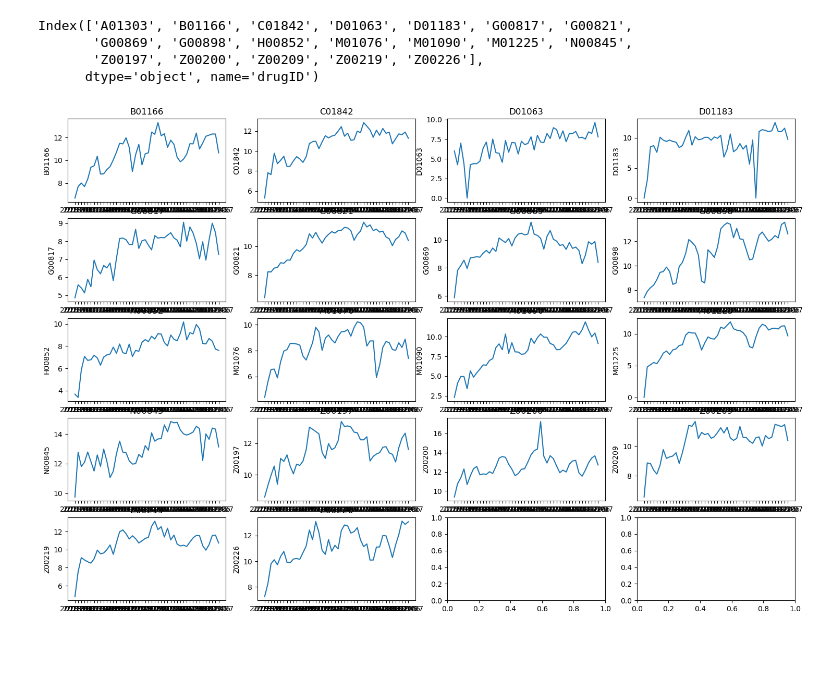
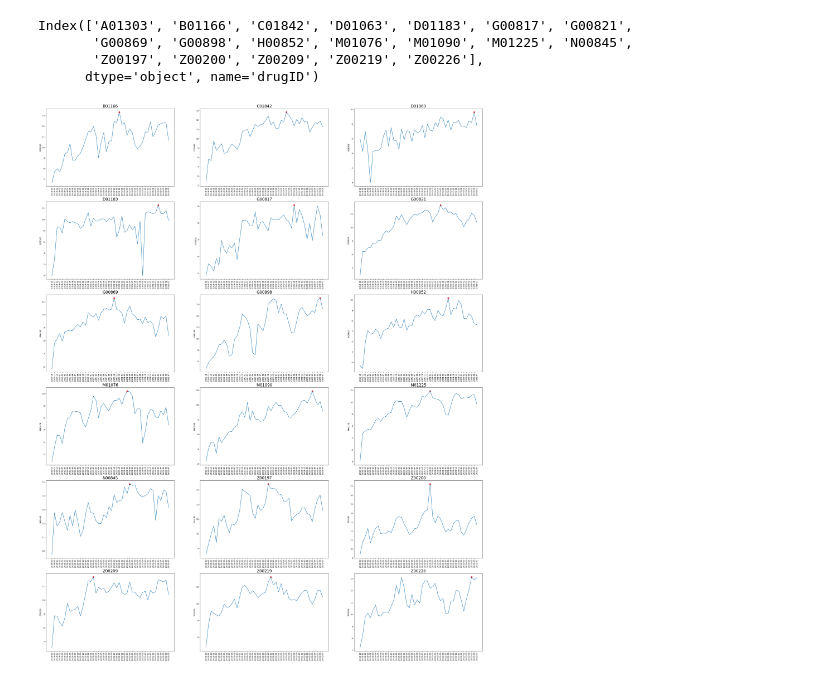
Before and after one commit to luong2391/drug-predicting-demand, a Jupyter notebook: Luong_preprocessing.ipynb, the cells around one changed output. Saved outputs shown, nothing was run; the diff lists cells and outputs as text; code cells hidden in the pictures; blank space fills up the shorter version.

```diff
--- a/Luong_preprocessing.ipynb
+++ b/Luong_preprocessing.ipynb
@@ -170,10 +170,10 @@ type(drug_50)
 # %% [output]
 pandas.core.series.Series
 # %%
-top_8drug = drug_50.nlargest(50).index.tolist()
+top_50drug = drug_50.nlargest(50).index.tolist()
 
 # Create a boolean mask for 50 drugID
-mask1 = df_top7['drugID'].isin(top_8drug)
+mask1 = df_top7['drugID'].isin(top_50drug)
 
 df2 = df_top7.loc[mask1]
 # %%
@@ -230,6 +247,6 @@ array(['Thành phố Hà Nội', 'Tỉnh Thanh Hóa', 'Thành phố Hồ Chí Mi
        'Tỉnh Nghệ An', 'Tỉnh Thái Nguyên', 'Tỉnh Thái Bình',
        'Thành phố Hải Phòng'], dtype=object)
 # %%
-data_month = df3.groupby([pd.to_datetime(df3['time']).dt.strftime('%Y-%m'), 'drugID'])['quantity'].sum().reset_index()
+data_month = df3.groupby(['province',pd.to_datetime(df3['time']).dt.strftime('%Y-%m'), 'drugID'])['quantity'].sum().reset_index()
 data_month.head(10)
 # %% [output]
@@ -361,22 +395,36 @@ Index(['A01303', 'B01166', 'C01842', 'D01063', 'D01183', 'G00817', 'G00821',
       dtype='object', name='drugID')
 # %%
 # Define the number of rows and columns for subplots
-num_rows = 5
-num_cols = 4
+num_rows = 6
+num_cols = 3
 
 # Create a figure with subplots
-fig, axs = plt.subplots(nrows=num_rows, ncols=num_cols, figsize=(18,12))
+fig, axs = plt.subplots(nrows=num_rows, ncols=num_cols, figsize=(40,50))
 
 # Flatten the axs array
 axs = axs.flatten()
 # ticks = data2_std['index'][::6].tolist()
 
 
 # Loop through each drug column and plot it on a separate subplot
 for i, drug in enumerate(data2_std.columns[1:]):
     sns.lineplot(x='time', y=drug, data=data2_std, ax=axs[i])
-    axs[i].set_title(drug)
+    axs[i].set_title(drug, fontsize = 20)
+    axs[i].tick_params(axis='x', rotation=90)
     # axs[i].set_xticks(ticks)
     axs[i].set_xlabel('')
+    # Get the highest and lowest points of the line
+    highest = data2_std[drug].max()
+    lowest = data2_std[drug].min()
+
+    axs[i].scatter(data2_std.index[data2_std[drug] == highest], highest, color='r', s=50)
+    # axs[i].scatter(data2_std.index[data2_std[drug] == lowest], lowest, color='b', s=50)
+
+
+    # # Add a label at the highest and lowest point
+    # axs[i].annotate('Highest', xy=(data2_std.index[data2_std[drug] == highest][0], highest), xytext=(10,10),
+    #                  textcoords='offset points', color='r', fontsize=10)
+    # axs[i].annotate('Lowest', xy=(data2_std.index[data2_std[drug] == lowest][0], lowest), xytext=(10,-20),
+    #                  textcoords='offset points', color='b', fontsize=10)
 # %% [output]
-[figure, old version]
+[figure, new version]
```
Also changed, not shown: parts of 16 cells of this notebook.
